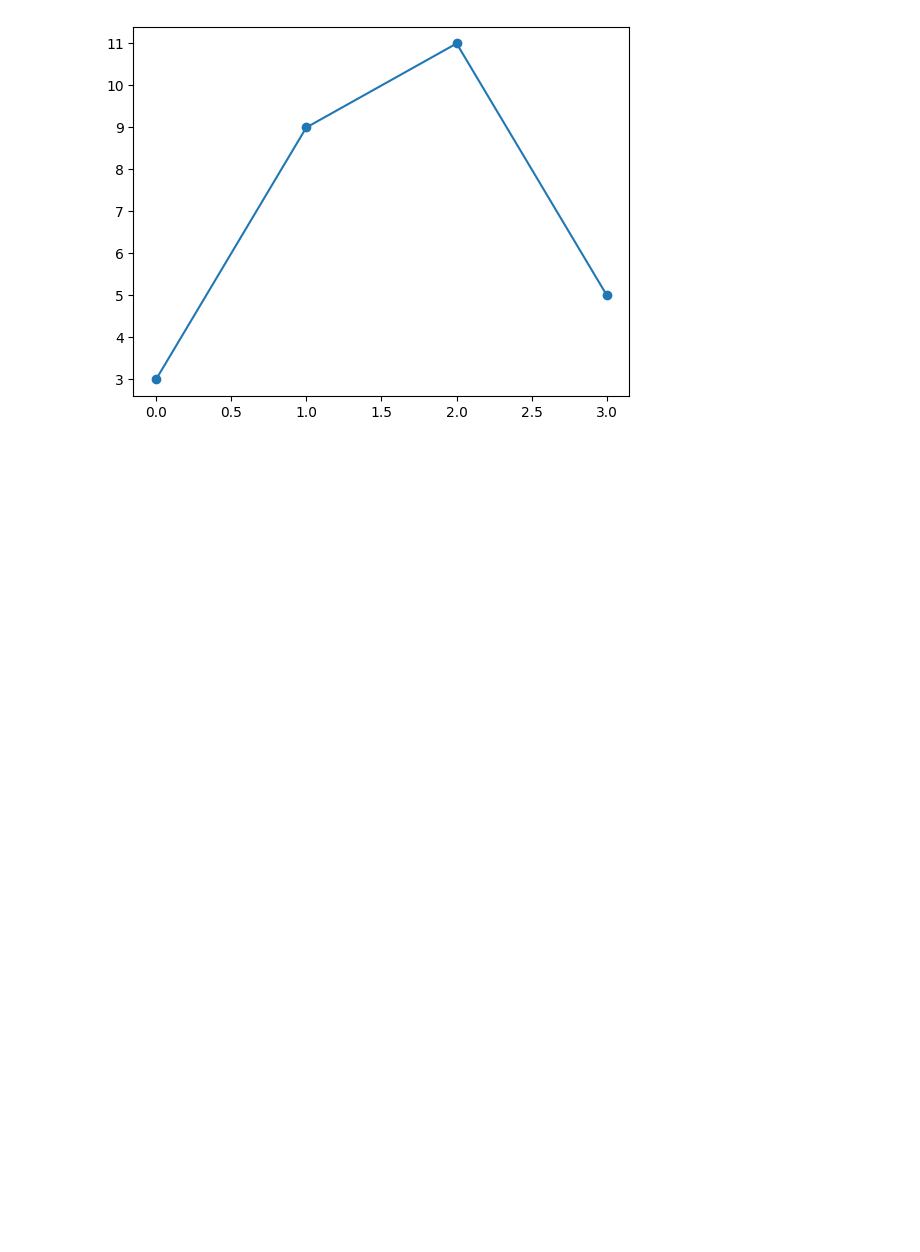
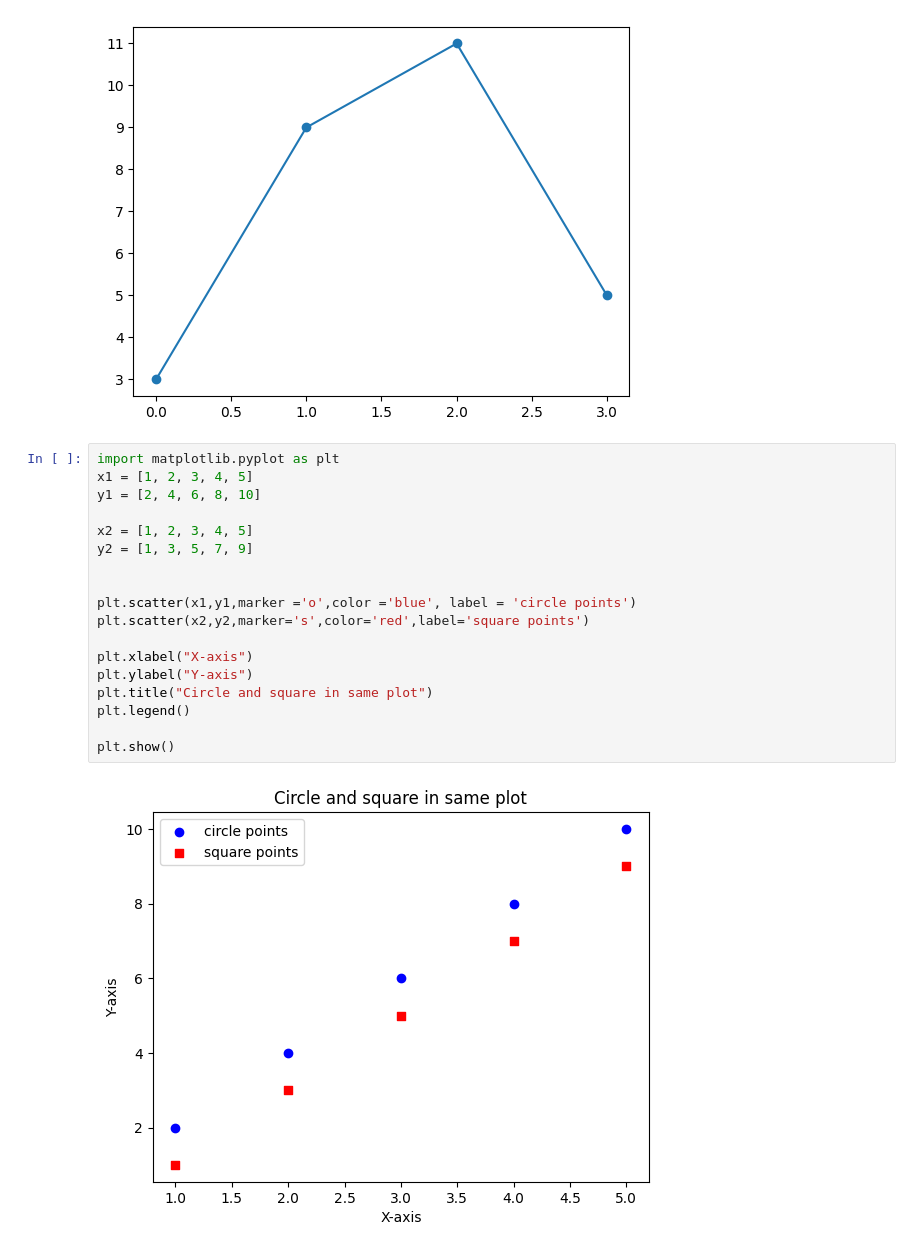
Before and after one commit to aragulkumar/Learning_Practice, a Jupyter notebook: mathplot_doc.ipynb, the cells around one changed output. Cells and saved outputs as stored; diff of their text form; blank space fills up the shorter version.

Commit message:
learned how to create circle markers in matplot

```diff
--- a/mathplot_doc.ipynb
+++ b/mathplot_doc.ipynb
@@ -21,3 +21,23 @@ plt.show
 # %% [output]
 <function matplotlib.pyplot.show(close=None, block=None)>
 [figure]
+# %%
+import matplotlib.pyplot as plt
+x1 = [1, 2, 3, 4, 5]
+y1 = [2, 4, 6, 8, 10]
+
+x2 = [1, 2, 3, 4, 5]
+y2 = [1, 3, 5, 7, 9]
+
+
+plt.scatter(x1,y1,marker ='o',color ='blue', label = 'circle points')
+plt.scatter(x2,y2,marker='s',color='red',label='square points')
+
+plt.xlabel("X-axis")
+plt.ylabel("Y-axis")
+plt.title("Circle and square in same plot")
+plt.legend()
+
+plt.show()
+# %% [output]
+[figure, added]
```
